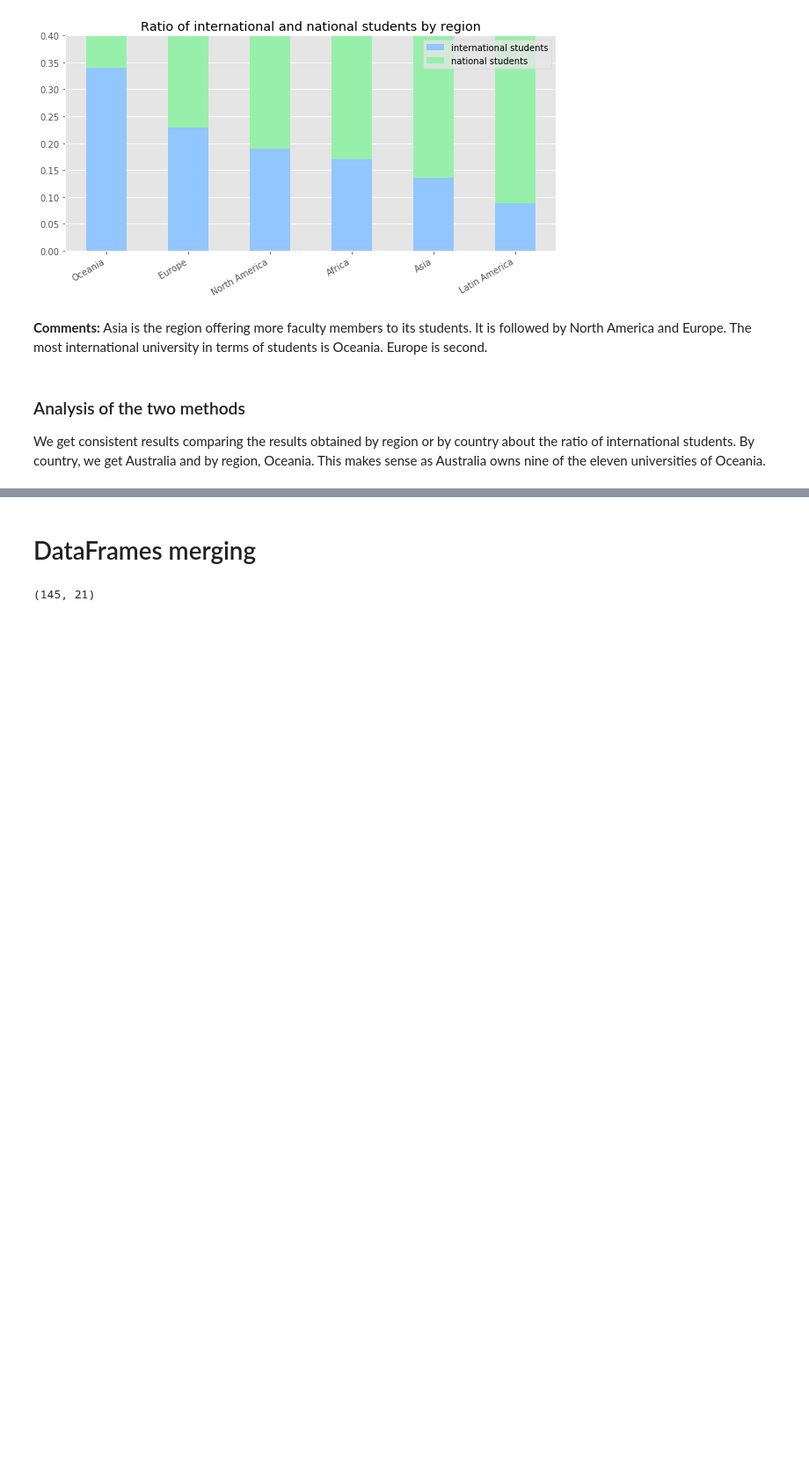
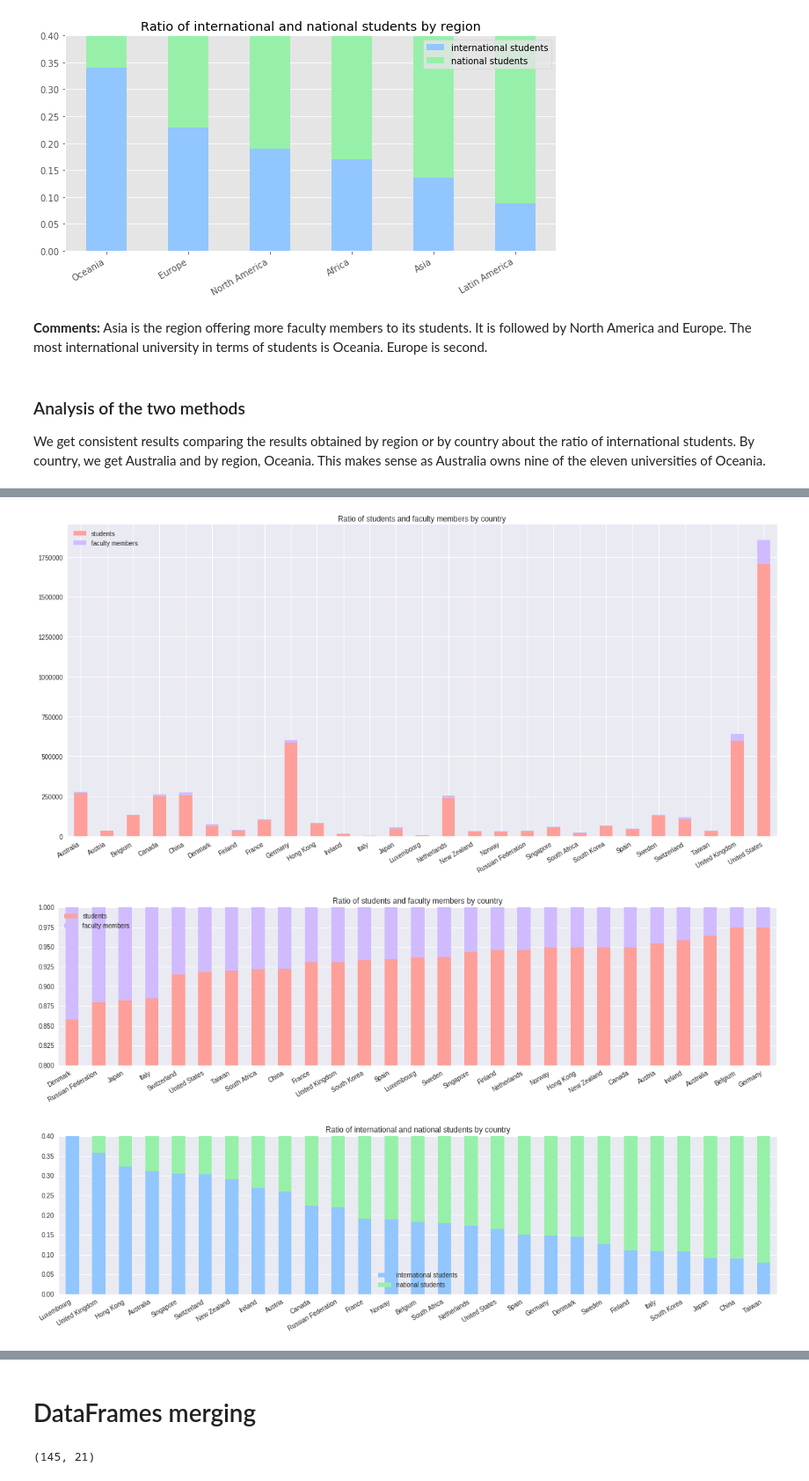
Before and after one commit to Timonzimm/CS-401, a Jupyter notebook: HW02/Homework 2.ipynb, the cells around one changed output, grey strips where cells are left out. Shown at 88% size. Drawn from its saved outputs; the diff is of its cells as text; code cells hidden in the pictures; blank space fills up the shorter version.

```diff
--- a/HW02/Homework 2.ipynb
+++ b/HW02/Homework 2.ipynb
@@ -262,3 +262,73 @@ uni.head()
 | 2 | 3 | United States | North America | California Institute of Technology | /world-university-rankings/califo... | 2209 | 596 | ... |
 | 3 | 4 | United States | North America | Stanford University | /world-university-rankings/stanfo... | 15845 | 3485 | ... |
 | 4 | 5 | United States | North America | Massachusetts Institute of Techno... | /world-university-rankings/massac... | 11177 | 3800 | ... |
+# %%
+ratio_country = uni.groupby(['location'])['students_total', 'faculty_total'].sum()
+ratio_country.index.name = None
+
+fig, axes = plt.subplots(1, 1, figsize=(20,10), sharey=True)
+ratio_country.plot.bar(stacked=True, color=colors_1, ax=axes)
+axes.set_title('Ratio of students and faculty members by country')
+axes.legend(labels=['students', 'faculty members'])
+fig.autofmt_xdate()
+plt.show()
+
+
+# normalize the data to be able to make a good comparison
+ratio_country_normed = ratio_country.div(ratio_country.sum(1), axis=0).sort_values(by='faculty_total', ascending=False)
+ratio_country_normed.index.name = None
+
+fig, axes = plt.subplots(1, 1, figsize=(20, 5))
+ratio_country_normed.plot.bar(stacked=True, color=colors_1, ax=axes)
+axes.set_title('Ratio of students and faculty members by country')
+axes.legend(labels=['students', 'faculty members'])
+# we can restrict the range on the y axis to avoid displaying unnecessary content
+axes.set_ylim([0.8,1])
+fig.autofmt_xdate()
+plt.show()
+
+
+students_country = uni.groupby(['location'])['students_international', 'students_national'].sum()
+students_country_normed = students_country.div(students_country.sum(1), axis=0).sort_values(by='students_international', ascending=False)
+students_country_normed.index.name = None
+
+fig, axes = plt.subplots(1, 1, figsize=(20, 5))
+students_country_normed.plot.bar(stacked=True, color=colors_2, ax=axes)
+axes.set_title('Ratio of international and national students by country')
+axes.legend(labels=['international students', 'national students'])
+axes.set_ylim([0, 0.4])
+fig.autofmt_xdate()
+plt.show()
+
+
+ratio_region = uni.groupby(['region'])['students_total', 'faculty_total'].sum()
+ratio_region_normed = ratio_region.div(ratio_region.sum(1), axis=0).sort_values(by='faculty_total', ascending=False)
+ratio_region_normed.index.name = None
+
+fig, axes = plt.subplots(1, 1, figsize=(10,5), sharey=True)
+ratio_region_normed.plot.bar(stacked=True, color=colors_1, ax=axes)
+axes.set_title('Ratio of students and faculty members by region')
+axes.legend(labels=['students', 'faculty members'])
+axes.set_ylim([0.8,1])
+axes.yaxis.grid(True)
+fig.autofmt_xdate()
+plt.show()
+
+
+
+students_region = uni.groupby(['region'])['students_international', 'students_national'].sum()
+students_region_normed = students_region.div(students_region.sum(1), axis=0).sort_values(by='students_international', ascending=False)
+students_region_normed.index.name = None
+
+fig, axes = plt.subplots(1, 1, figsize=(10,5), sharey=True)
+students_region_normed.plot.bar(stacked=True, color=colors_2, ax=axes)
+axes.set_title('Ratio of international and national students by region')
+axes.legend(labels=['international students', 'national students'])
+axes.set_ylim([0,0.4])
+axes.yaxis.grid(True)
+fig.autofmt_xdate()
+plt.show()
+# %% [output]
+[figure, added]
+[figure, added]
+[figure, added]
```
Also changed, not shown: parts of 6 cells of this notebook.
